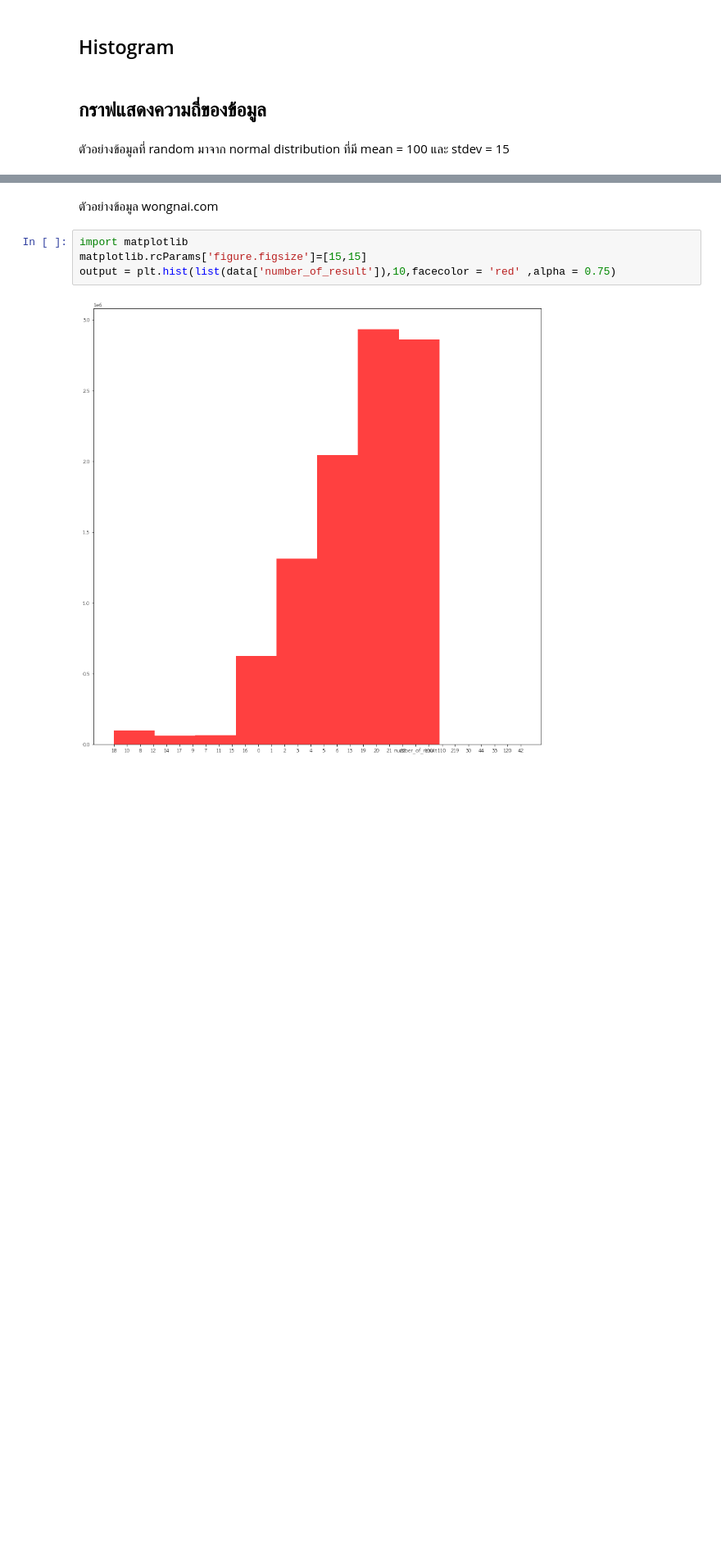
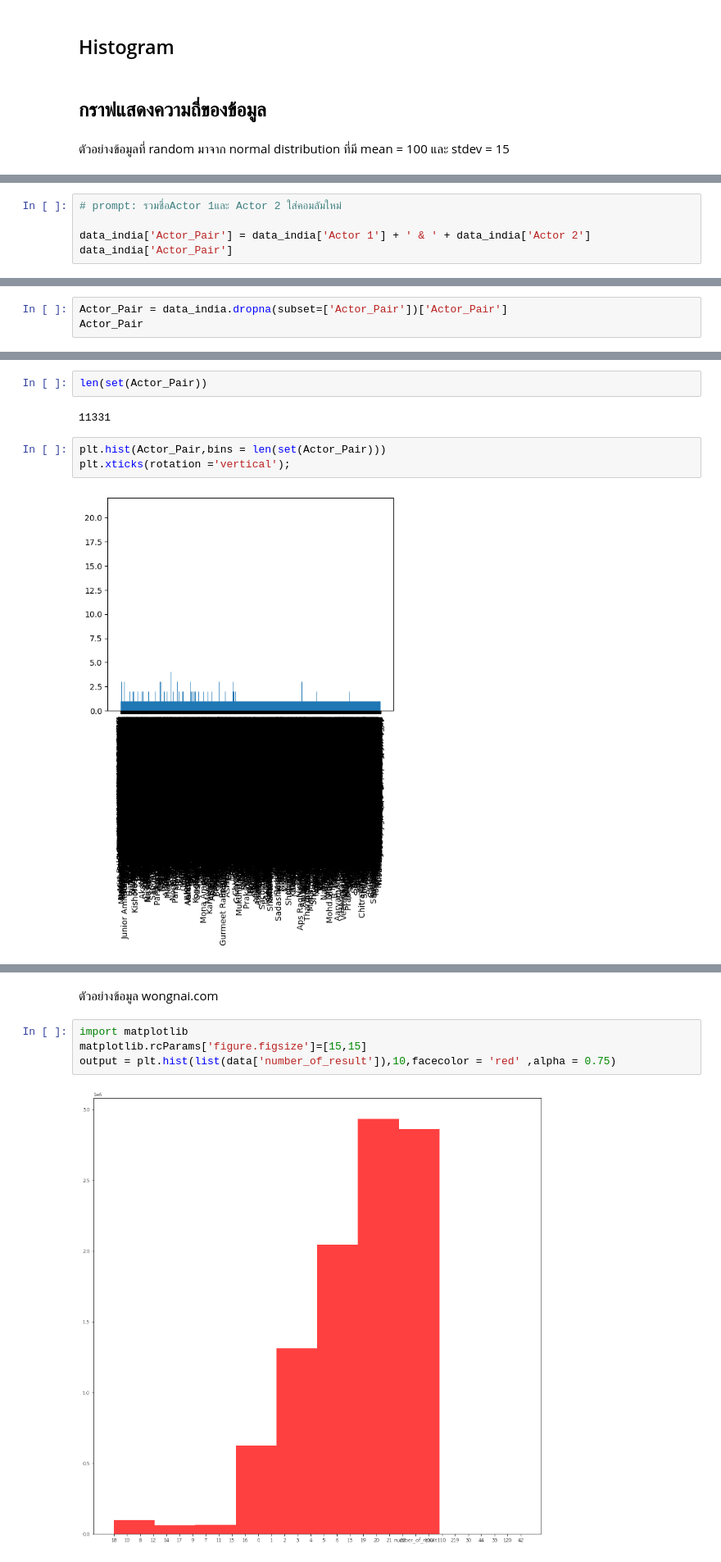
Before and after one commit to Kunyarat4803/Python_dataviz2024, a Jupyter notebook: Visualize_Data_Comparison_2024.ipynb, the cells around one changed output, grey strips where cells are left out. Shown at 82% size. Cells and saved outputs as stored; diff of their text form; blank space fills up the shorter version.

```diff
--- a/Visualize_Data_Comparison_2024.ipynb
+++ b/Visualize_Data_Comparison_2024.ipynb
@@ -595,0 +687,5 @@ plt.hist(X, 50, density = True, facecolor = 'violet', alpha = 0.75);
+# %%
+# prompt: รวมชื่อActor 1และ Actor 2 ใส่คอมลัมใหม่
+
+data_india['Actor_Pair'] = data_india['Actor 1'] + ' & ' + data_india['Actor 2']
+data_india['Actor_Pair']
@@ -595,0 +707,3 @@ plt.hist(X, 50, density = True, facecolor = 'violet', alpha = 0.75);
+# %%
+Actor_Pair = data_india.dropna(subset=['Actor_Pair'])['Actor_Pair']
+Actor_Pair
@@ -595,0 +725,9 @@ plt.hist(X, 50, density = True, facecolor = 'violet', alpha = 0.75);
+# %%
+len(set(Actor_Pair))
+# %% [output]
+11331
+# %%
+plt.hist(Actor_Pair,bins = len(set(Actor_Pair)))
+plt.xticks(rotation ='vertical');
+# %% [output]
+[figure, added]
```
Also changed, not shown: parts of 19 cells of this notebook.
